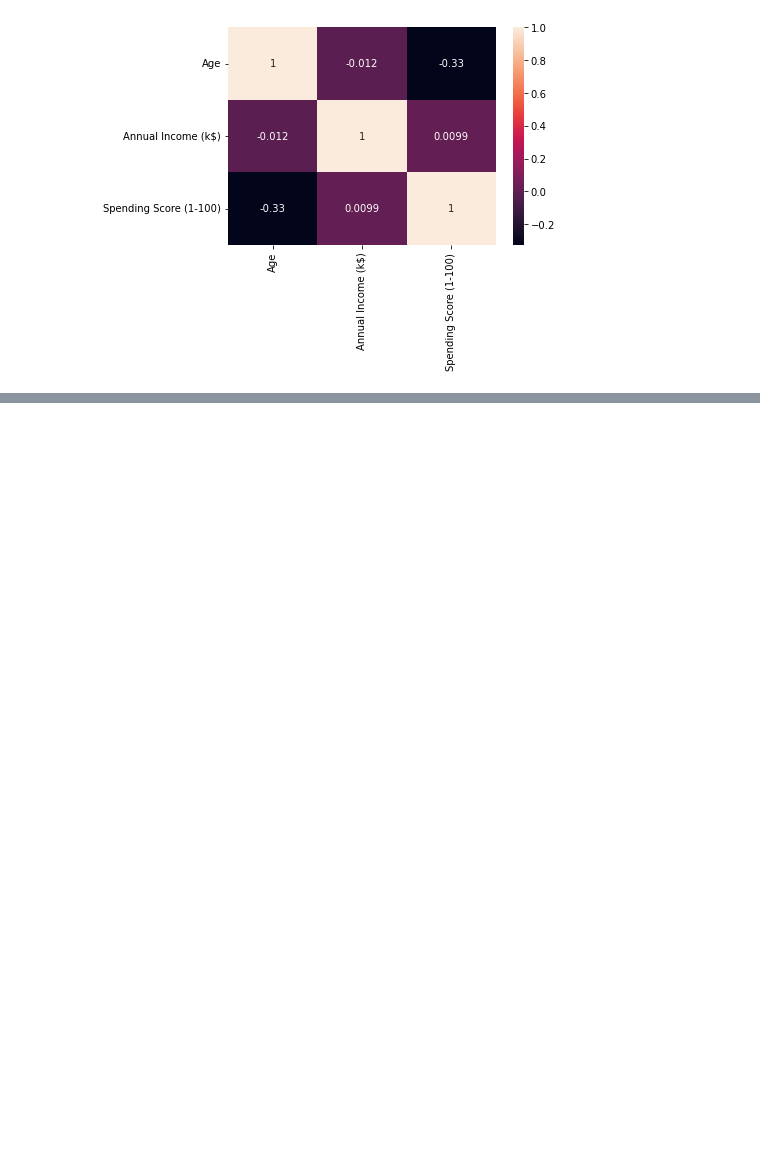
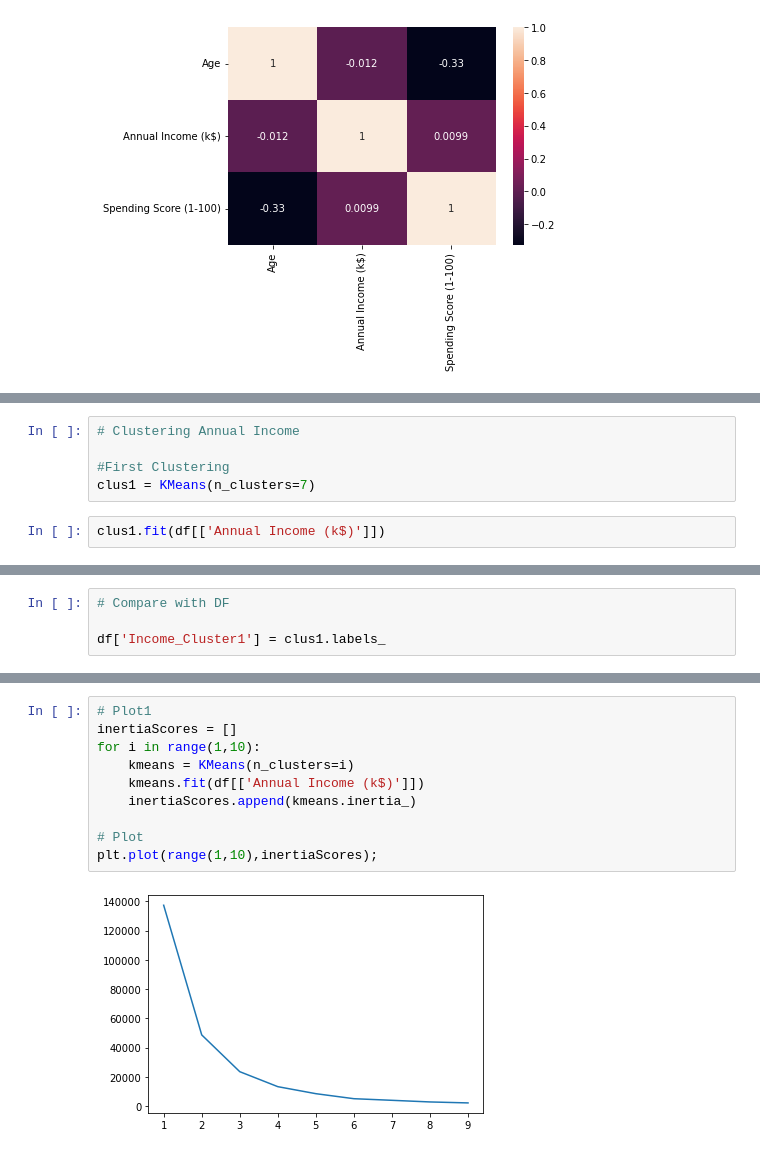
Before and after one commit to Limookiplimo/CusSeg, a Jupyter notebook: Segmentation.ipynb, the cells around one changed output, grey strips where cells are left out. Saved outputs shown, nothing was run; the diff lists cells and outputs as text; blank space fills up the shorter version.

```diff
--- a/Segmentation.ipynb
+++ b/Segmentation.ipynb
@@ -144,0 +150,7 @@ sns.heatmap(df.corr(),annot=True);
+# %%
+# Clustering Annual Income
+
+#First Clustering
+clus1 = KMeans(n_clusters=7)
+# %%
+clus1.fit(df[['Annual Income (k$)']])
@@ -144,0 +173,4 @@ sns.heatmap(df.corr(),annot=True);
+# %%
+# Compare with DF
+
+df['Income_Cluster1'] = clus1.labels_
@@ -144,0 +190,12 @@ sns.heatmap(df.corr(),annot=True);
+# %%
+# Plot1
+inertiaScores = []
+for i in range(1,10):
+    kmeans = KMeans(n_clusters=i)
+    kmeans.fit(df[['Annual Income (k$)']])
+    inertiaScores.append(kmeans.inertia_)
+
+# Plot
+plt.plot(range(1,10),inertiaScores);
+# %% [output]
+[figure, added]
```
Also changed, not shown: parts of 31 cells of this notebook.
